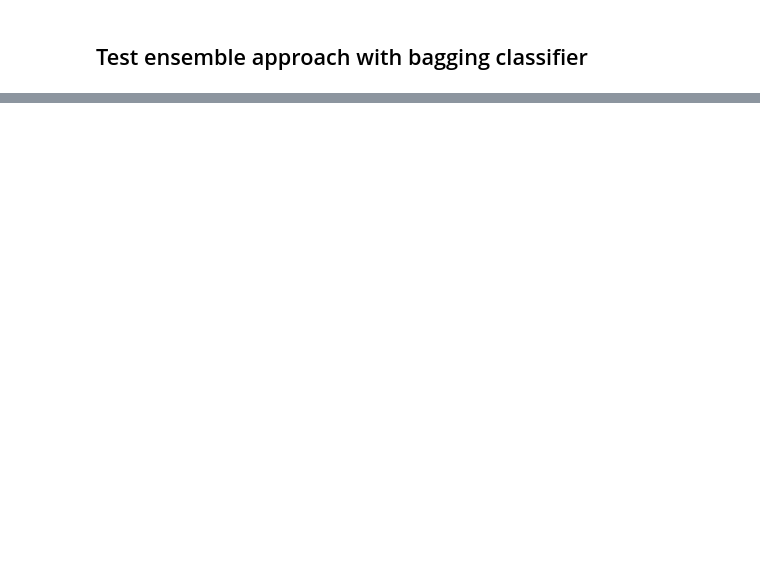
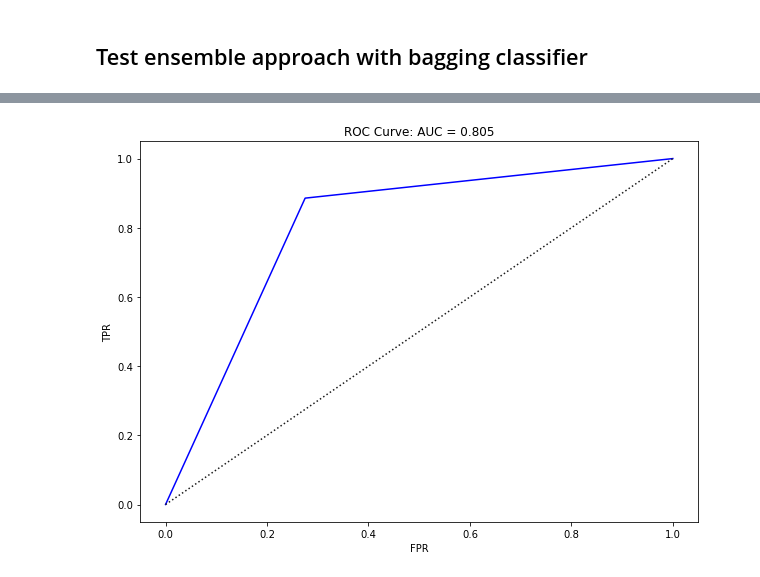
Before and after one commit to MatthewAustinThompson/saxophone-detection, a Jupyter notebook: mt_all_saxes_brass_ok_svm_mfcc.ipynb, the cells around one changed output, grey strips where cells are left out. Drawn from its saved outputs; the diff is of its cells as text; code cells hidden in the pictures; blank space fills up the shorter version.

```diff
--- a/mt_all_saxes_brass_ok_svm_mfcc.ipynb
+++ b/mt_all_saxes_brass_ok_svm_mfcc.ipynb
@@ -163,0 +189,10 @@ weighted avg       0.82      0.82      0.82      1779
+# %%
+fig = plt.figure(figsize=(10, 7))
+plt.plot(fpr, tpr, 'b')
+plt.plot([0, 1], [0, 1], ':', color='0.1')
+plt.xlabel('FPR')
+plt.ylabel('TPR')
+plt.title("ROC Curve: AUC = {:.3f}".format(auc))
+pass
+# %% [output]
+[figure, added]
```
Also changed, not shown: parts of 20 cells of this notebook.
